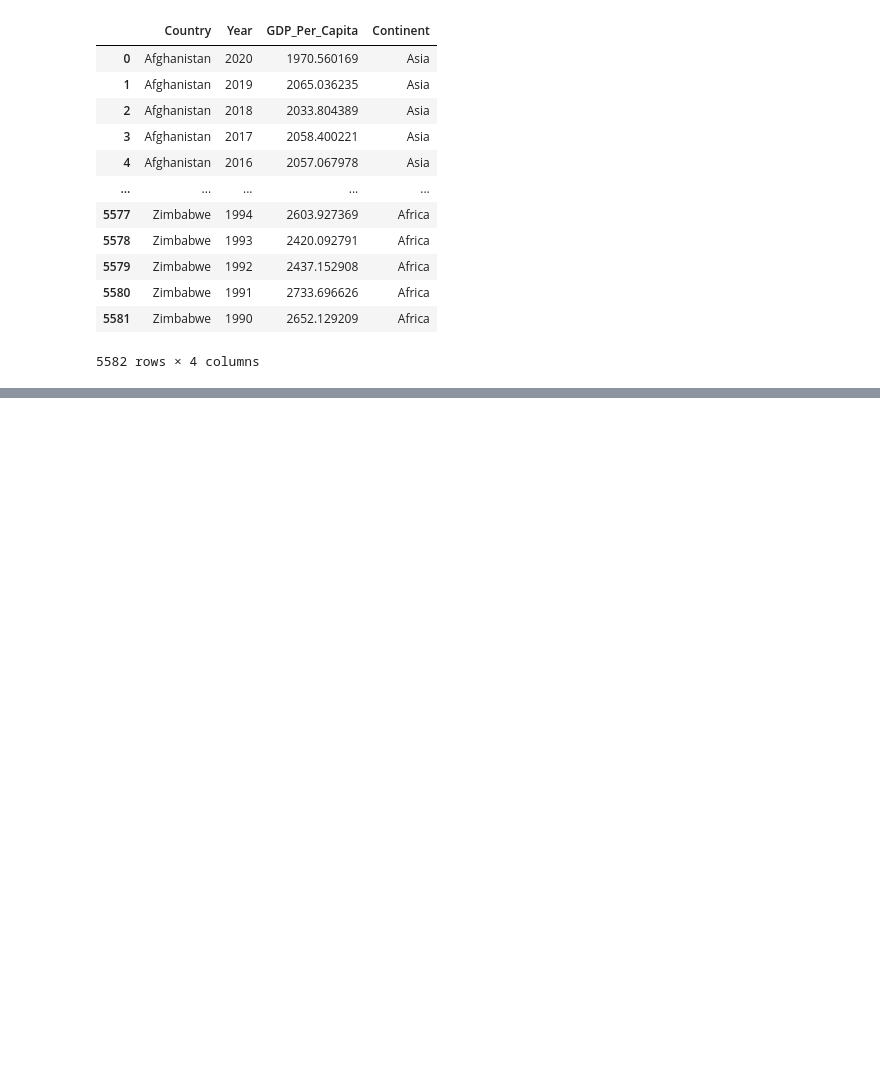
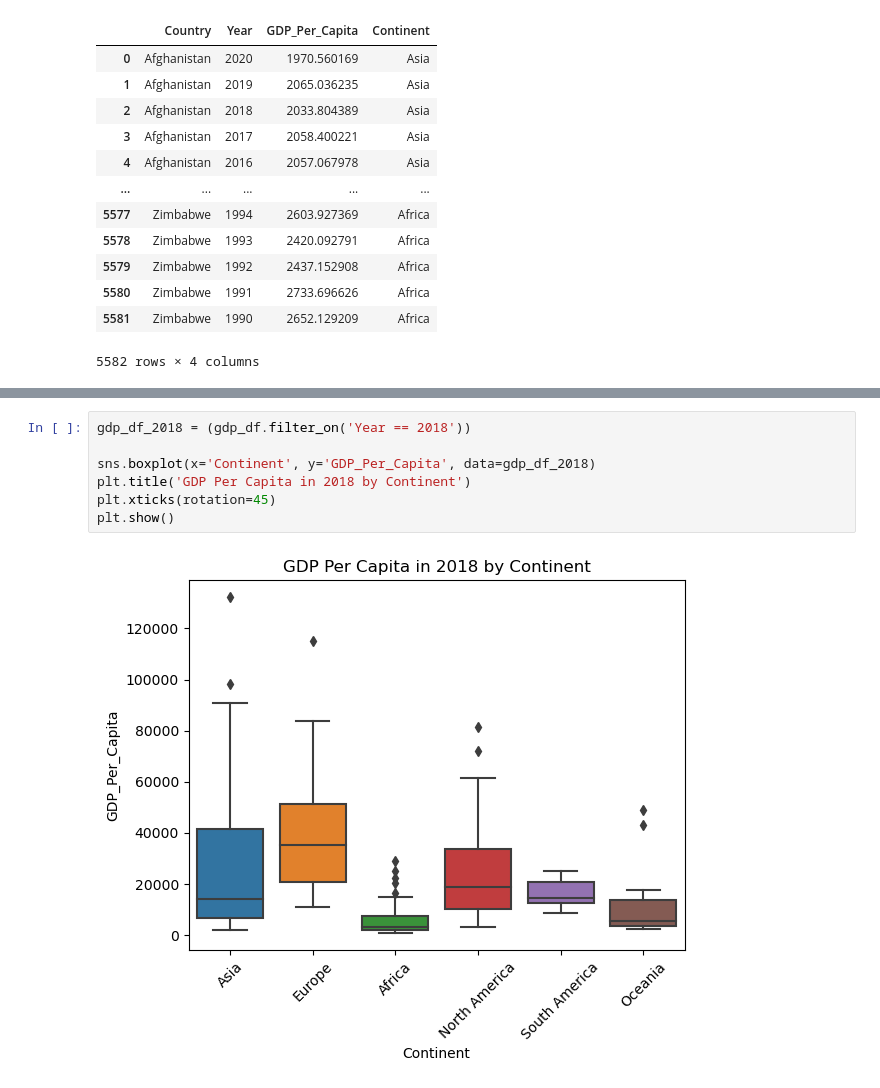
Before and after one commit to nss-data-science-cohort-7/un-exploration-shanks-t, a Jupyter notebook: notebooks/UN_Data_Exploration.ipynb, the cells around one changed output, grey strips where cells are left out. Saved outputs shown, nothing was run; the diff lists cells and outputs as text; blank space fills up the shorter version.

```diff
--- a/notebooks/UN_Data_Exploration.ipynb
+++ b/notebooks/UN_Data_Exploration.ipynb
@@ -132,0 +139,9 @@ AttributeError: 'DataFrame' object has no attribute 'grouby_agg'
+# %%
+gdp_df_2018 = (gdp_df.filter_on('Year == 2018'))
+
+sns.boxplot(x='Continent', y='GDP_Per_Capita', data=gdp_df_2018)
+plt.title('GDP Per Capita in 2018 by Continent')
+plt.xticks(rotation=45)
+plt.show()
+# %% [output]
+[figure, added]
```
Also changed, not shown: parts of 2 cells of this notebook.
